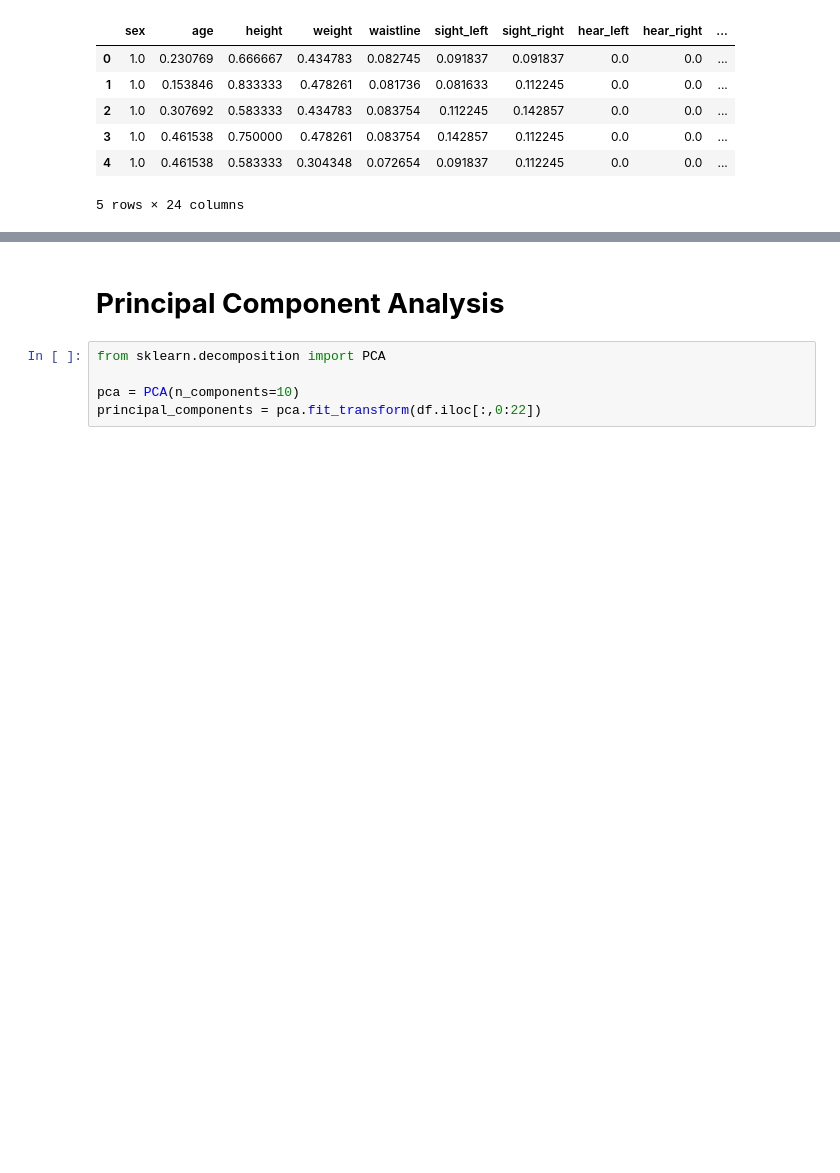
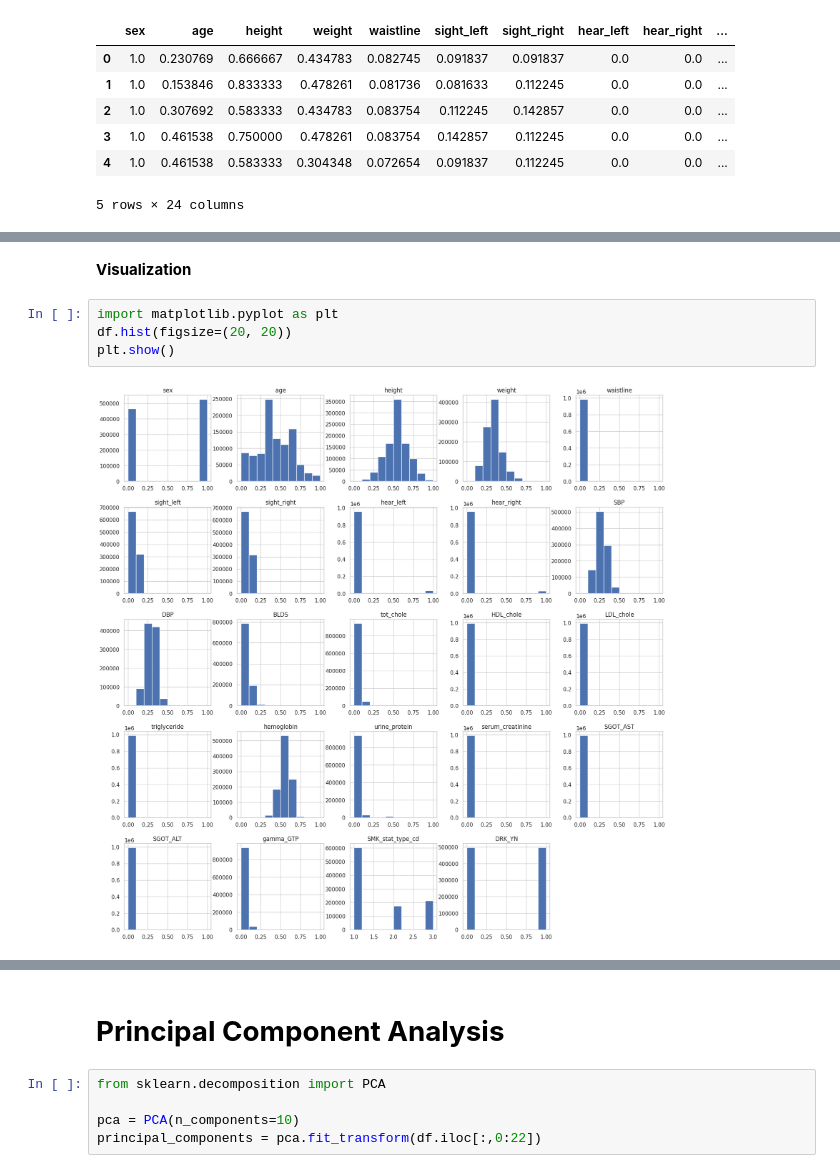
Before and after one commit to rhshovon102/DataMining-MachineLearning, a Jupyter notebook: Classifying_Different_Types_of_Smoker_and_Drinker_by_Analyzing_Body_Signal_Using_Machine_Learning.ipynb, the cells around one changed output, grey strips where cells are left out. Drawn from its saved outputs; the diff is of its cells as text; blank space fills up the shorter version.

```diff
--- a/Classifying_Different_Types_of_Smoker_and_Drinker_by_Analyzing_Body_Signal_Using_Machine_Learning.ipynb
+++ b/Classifying_Different_Types_of_Smoker_and_Drinker_by_Analyzing_Body_Signal_Using_Machine_Learning.ipynb
@@ -87,0 +152,8 @@ df.head()
+# %% [markdown]
+**Visualization**
+# %%
+import matplotlib.pyplot as plt
+df.hist(figsize=(20, 20))
+plt.show()
+# %% [output]
+[figure, added]
```
Also changed, not shown: parts of 56 cells of this notebook.
